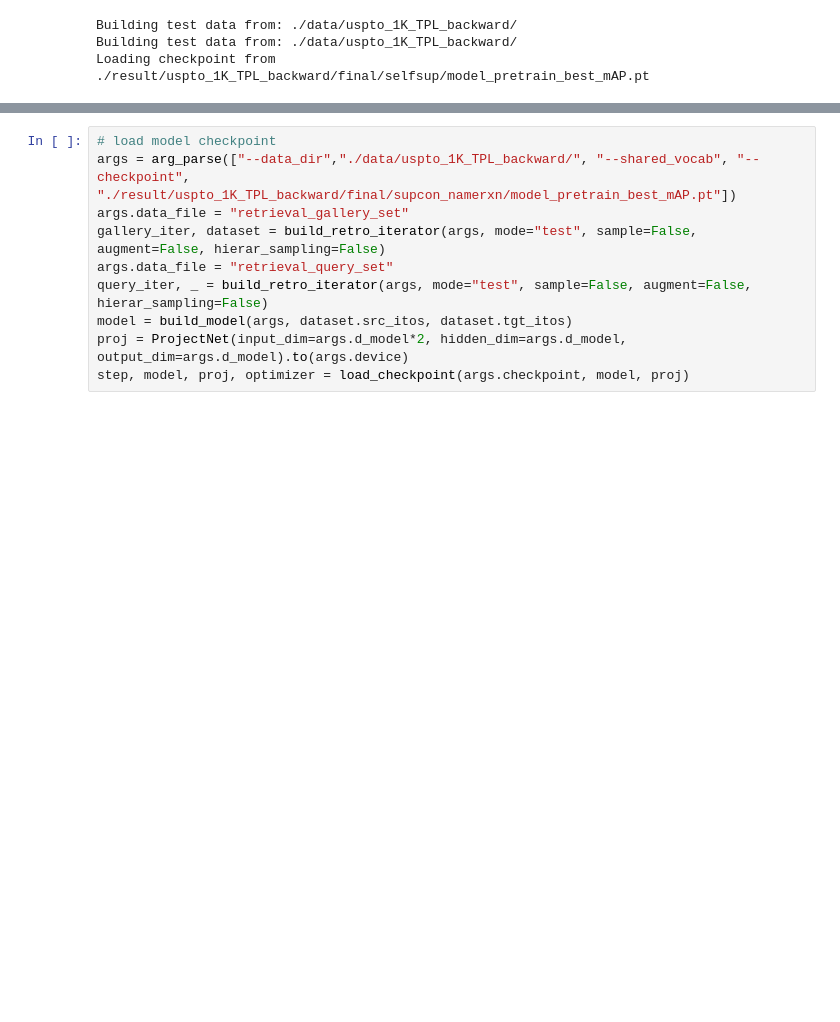
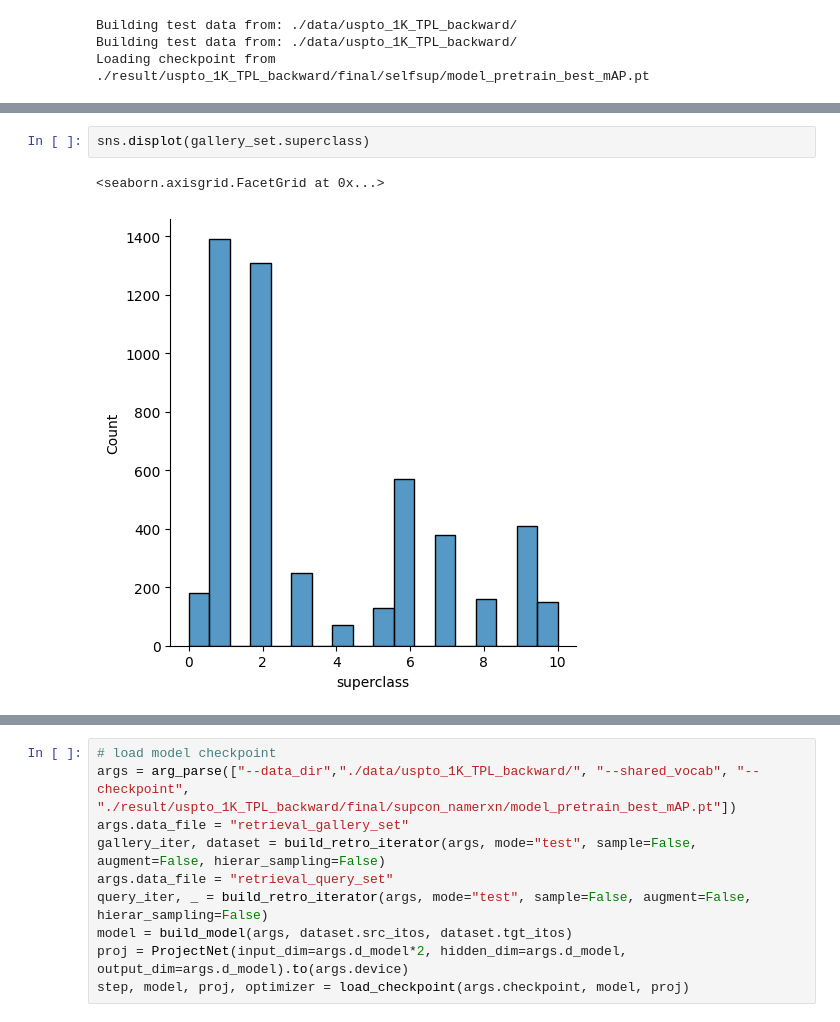
Before and after one commit to wujialu/HiCLR, a Jupyter notebook: 02_reaction_retrieval.ipynb, the cells around one changed output, grey strips where cells are left out. Drawn from its saved outputs; the diff is of its cells as text; blank space fills up the shorter version.

```diff
--- a/02_reaction_retrieval.ipynb
+++ b/02_reaction_retrieval.ipynb
@@ -93,0 +153,5 @@ retrieval_df
+# %%
+sns.displot(gallery_set.superclass)
+# %% [output]
+<seaborn.axisgrid.FacetGrid at 0x...>
+[figure, added]
```
Also changed, not shown: parts of 59 cells of this notebook, 1 other file.
